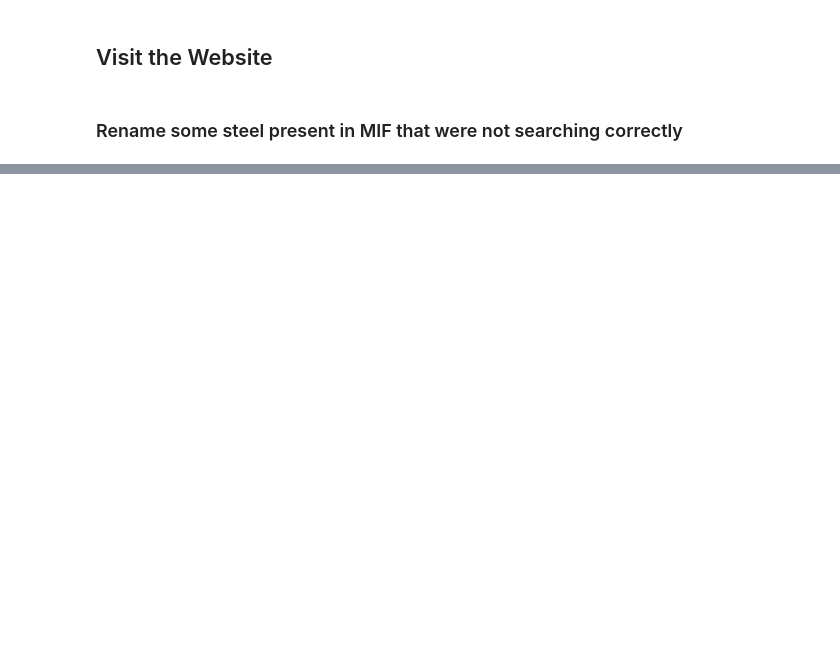
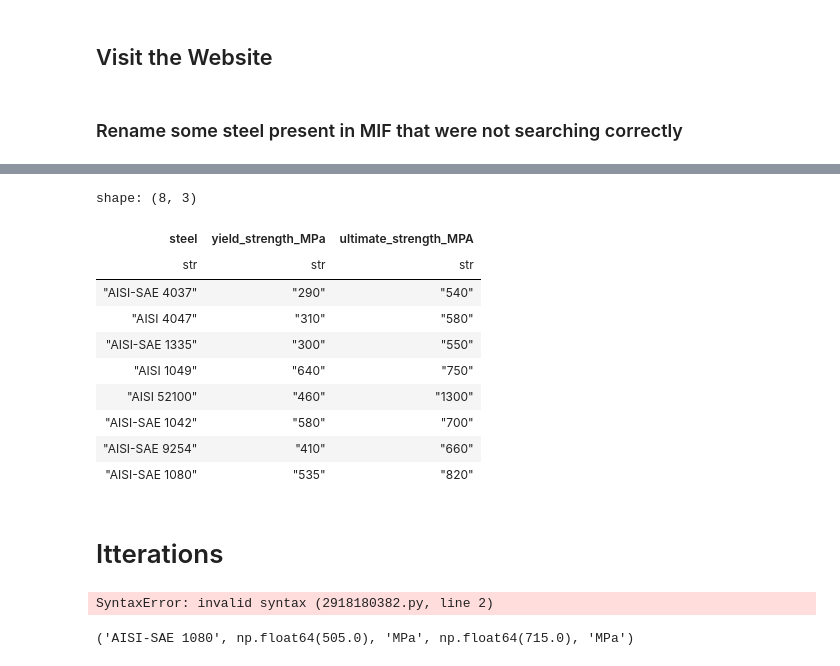
Before and after one commit to Nate-Sheibley/Mild-Steel-Tempering, a Jupyter notebook: 4-MIF-web-scraping.ipynb, the cells around one changed output, grey strips where cells are left out. Saved outputs shown, nothing was run; the diff lists cells and outputs as text; code cells hidden in the pictures; blank space fills up the shorter version.

```diff
--- a/4-MIF-web-scraping.ipynb
+++ b/4-MIF-web-scraping.ipynb
@@ -92,0 +117,10 @@ shape: (28, 1)
+# %%
+def handle_ranges(values_list):
+    if values_list[1] == 'to':
+        # map the range of values to a list of integers, then take the mean of it.
+        value = np.mean(list(map(int, values_list[0:3:2])))
+        units = values_list[3]
+    else:
+        value = np.float64(values_list[0])
+        units = values_list[1]
+    return value, units
@@ -92,0 +225,23 @@ shape: (28, 1)
+# %%
+df_MIF_clean = df_MIF.select(['steel', 'ys', 'uts']).rename({'ys' : 'yield_strength_MPa',
+                                                             'uts' : 'ultimate_strength_MPA'})
+df_MIF_clean
+# %% [output]
+shape: (8, 3)
+| steel | yield_strength_MPa | ultimate_strength_MPA |
+| str | str | str |
+| "AISI-SAE 4037" | "290" | "540" |
+| "AISI 4047" | "310" | "580" |
+| "AISI-SAE 1335" | "300" | "550" |
+| "AISI 1049" | "640" | "750" |
+| "AISI 52100" | "460" | "1300" |
+| "AISI-SAE 1042" | "580" | "700" |
+| "AISI-SAE 9254" | "410" | "660" |
+| "AISI-SAE 1080" | "535" | "820" |
+# %% [markdown]
+# Itterations
+# %%
+# Code to force an error so this doesn't run when run all
+=
+# %% [output]
+SyntaxError: invalid syntax (2918180382.py, line 2)
@@ -92,0 +258,29 @@ shape: (28, 1)
+# %%
+
+soup = BeautifulSoup(browser.html, "html.parser")
+mech_props = soup.find_all('div', class_='mech')
+# -2 is a magic number
+# the last 2 values are always tensile strength
+uts = 'no_label'
+uts_units = 'no_units'
+ys = 'no_label'
+ys_units = 'no_units'
+
+for div in mech_props[-2:]:
+    ps = div.find_all('p')
+    # get the property name
+    label = ps[0].text
+    # get the string of values and units and split it
+    values = ps[1].text.split(' ')
+    # Grab the metric value
+    value, units = handle_ranges(values)
+    if 'uts' in label.lower():
+        uts = value
+        uts_units = units
+    elif 'yield' in label.lower():
+        ys = value
+        ys_units = units
+row = (steel, ys, ys_units, uts, uts_units)
+print(row)
+# %% [output]
+('AISI-SAE 1080', np.float64(505.0), 'MPa', np.float64(715.0), 'MPa')
```
Also changed, not shown: parts of 15 cells of this notebook, 4 other files.
